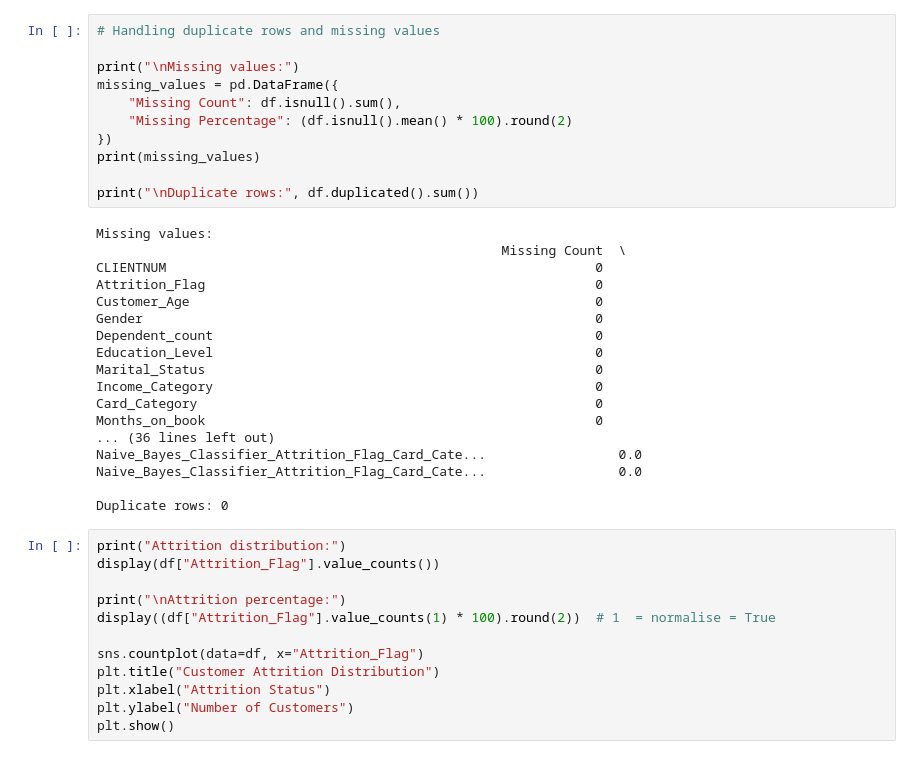
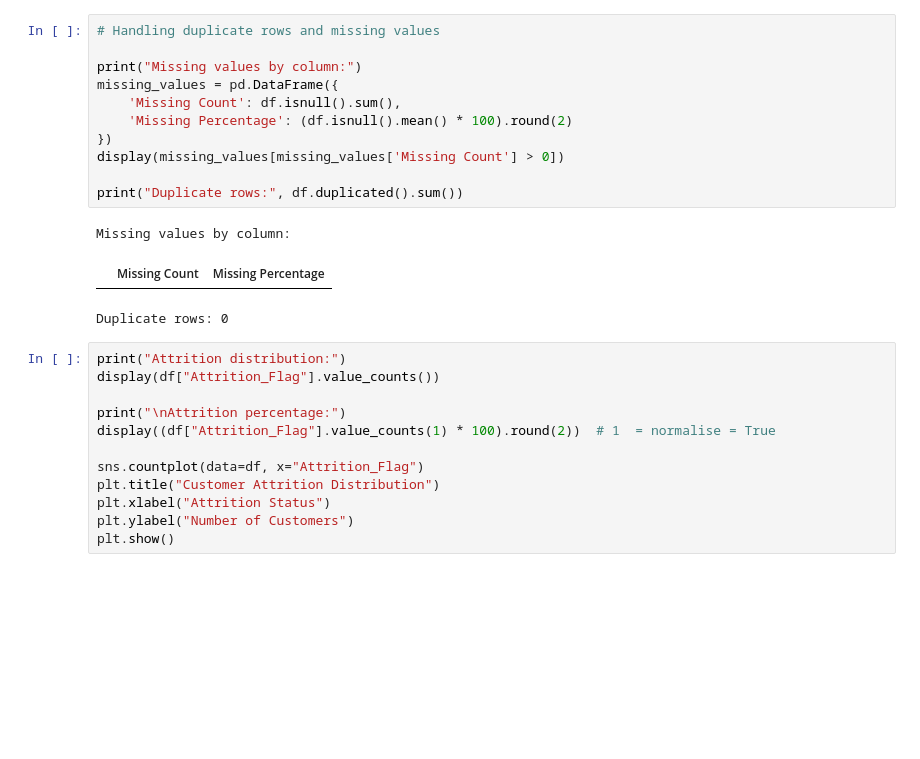
Before and after one commit to TheKrishna247/Customer-Churn-Prediction, a Jupyter notebook: Code.ipynb, the cells around one changed output. Cells and saved outputs as stored; diff of their text form; blank space fills up the shorter version.

Commit message:
Update customer churn analysis notebook

```diff
--- a/Code.ipynb
+++ b/Code.ipynb
@@ -55,32 +61,18 @@ Statistical summary:
 # %%
 # Handling duplicate rows and missing values
 
-print("\nMissing values:")
+print("Missing values by column:")
 missing_values = pd.DataFrame({
-    "Missing Count": df.isnull().sum(),
-    "Missing Percentage": (df.isnull().mean() * 100).round(2)
+    'Missing Count': df.isnull().sum(),
+    'Missing Percentage': (df.isnull().mean() * 100).round(2)
 })
-print(missing_values)
+display(missing_values[missing_values['Missing Count'] > 0])
 
-print("\nDuplicate rows:", df.duplicated().sum())
+print("Duplicate rows:", df.duplicated().sum())
 # %% [output]
-Missing values:
-                                                    Missing Count  \
-CLIENTNUM                                                       0
-Attrition_Flag                                                  0
-Customer_Age                                                    0
-Gender                                                          0
-Dependent_count                                                 0
-Education_Level                                                 0
-Marital_Status                                                  0
-Income_Category                                                 0
-Card_Category                                                   0
-Months_on_book                                                  0
-... (36 lines left out)
-Naive_Bayes_Classifier_Attrition_Flag_Card_Cate...                 0.0
-Naive_Bayes_Classifier_Attrition_Flag_Card_Cate...                 0.0
-
-Duplicate rows: 0
+Missing values by column:
+|  | Missing Count | Missing Percentage |
+Duplicate rows: 0
 # %%
 print("Attrition distribution:")
 display(df["Attrition_Flag"].value_counts())
```
Also changed, not shown: parts of 12 cells of this notebook.
